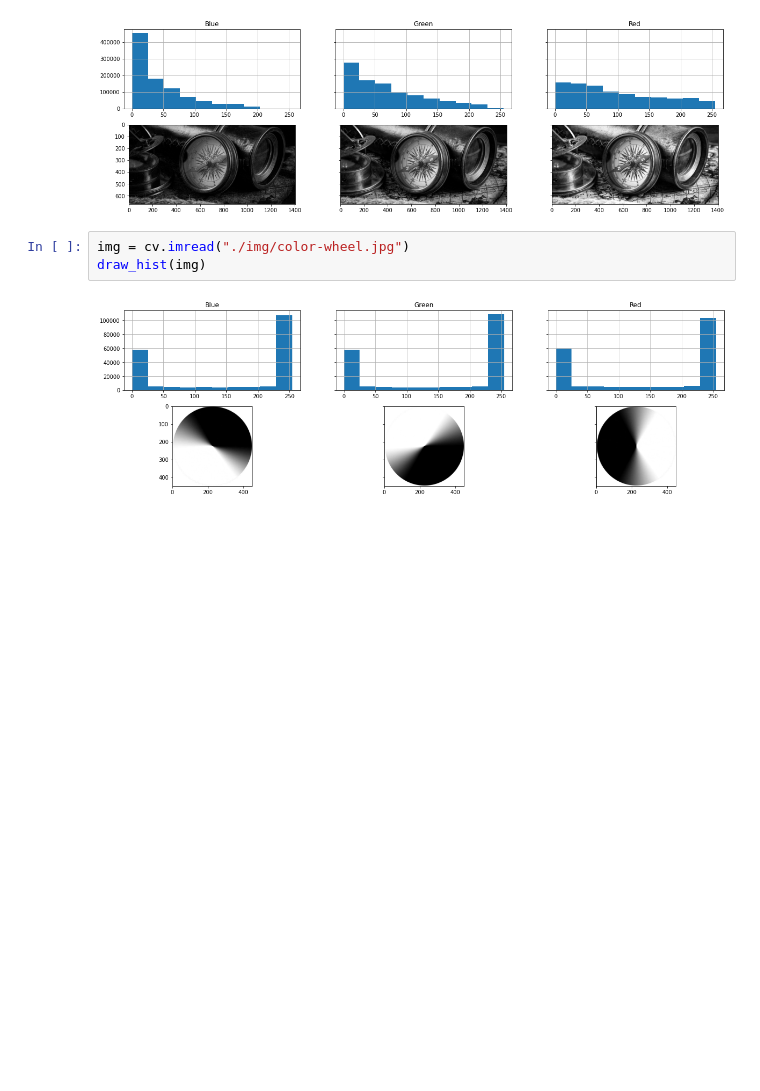
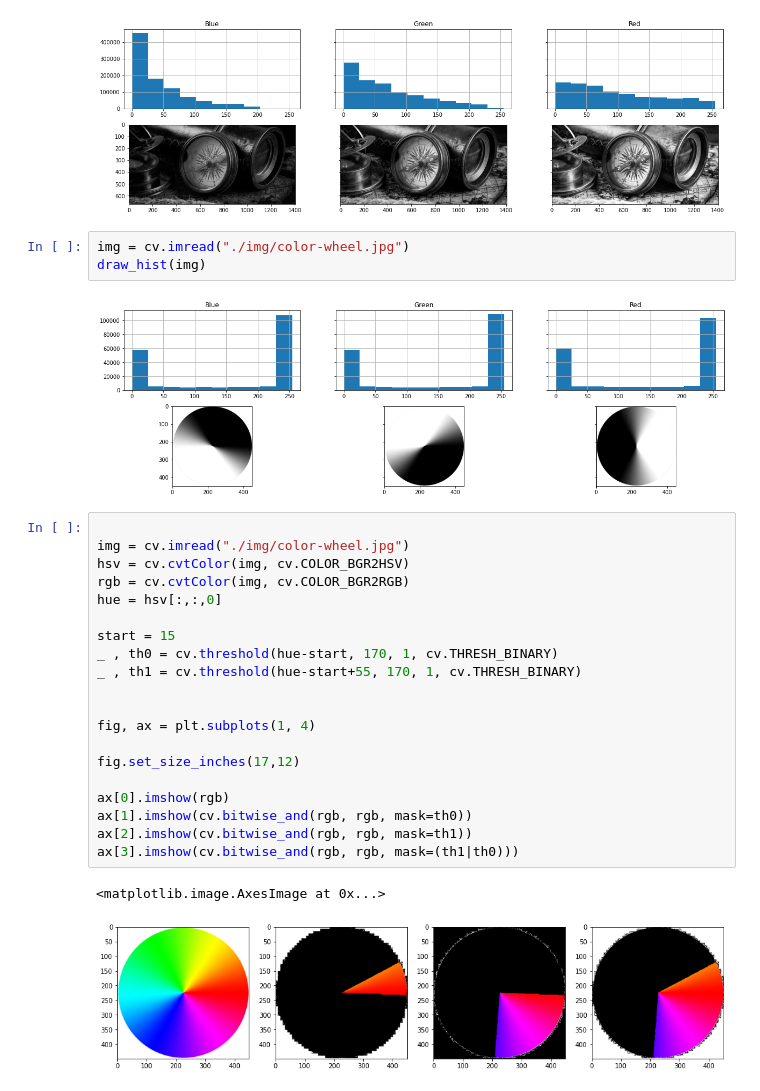
Before and after one commit to Luviz/CodeResume, a Jupyter notebook: Python/opencv/hls_analysis.ipynb, the cells around one changed output. Cells and saved outputs as stored; diff of their text form; blank space fills up the shorter version.

Commit message:
more color stuff

```diff
--- a/Python/opencv/hls_analysis.ipynb
+++ b/Python/opencv/hls_analysis.ipynb
@@ -146,3 +146,26 @@ img = cv.imread("./img/color-wheel.jpg")
 draw_hist(img)
 # %% [output]
 [figure]
+# %%
+
+img = cv.imread("./img/color-wheel.jpg")
+hsv = cv.cvtColor(img, cv.COLOR_BGR2HSV)
+rgb = cv.cvtColor(img, cv.COLOR_BGR2RGB)
+hue = hsv[:,:,0]
+
+start = 15
+_ , th0 = cv.threshold(hue-start, 170, 1, cv.THRESH_BINARY)
+_ , th1 = cv.threshold(hue-start+55, 170, 1, cv.THRESH_BINARY)
+
+
+fig, ax = plt.subplots(1, 4)
+
+fig.set_size_inches(17,12)
+
+ax[0].imshow(rgb)
+ax[1].imshow(cv.bitwise_and(rgb, rgb, mask=th0))
+ax[2].imshow(cv.bitwise_and(rgb, rgb, mask=th1))
+ax[3].imshow(cv.bitwise_and(rgb, rgb, mask=(th1|th0)))
+# %% [output]
+<matplotlib.image.AxesImage at 0x...>
+[figure, added]
```
